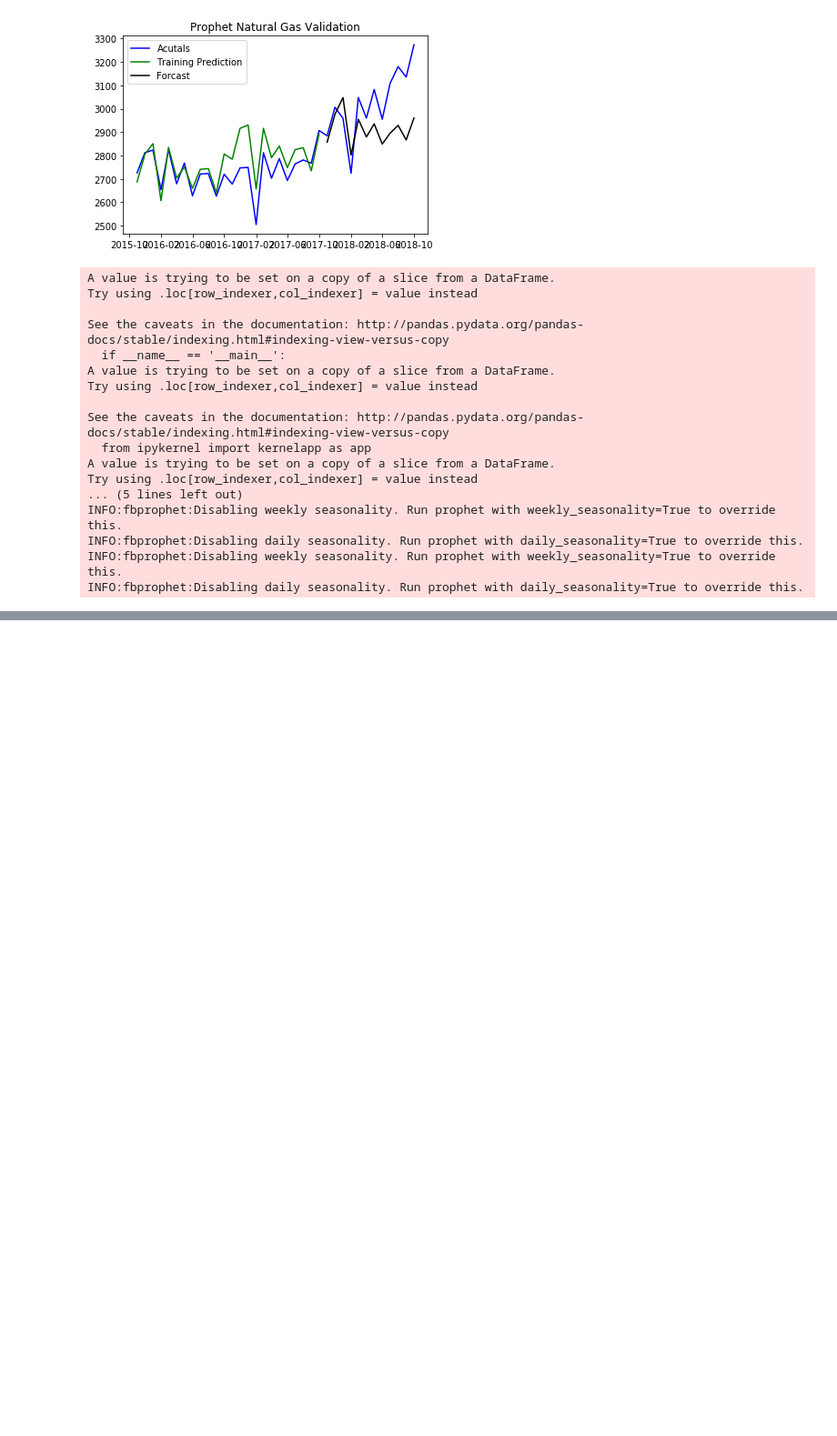
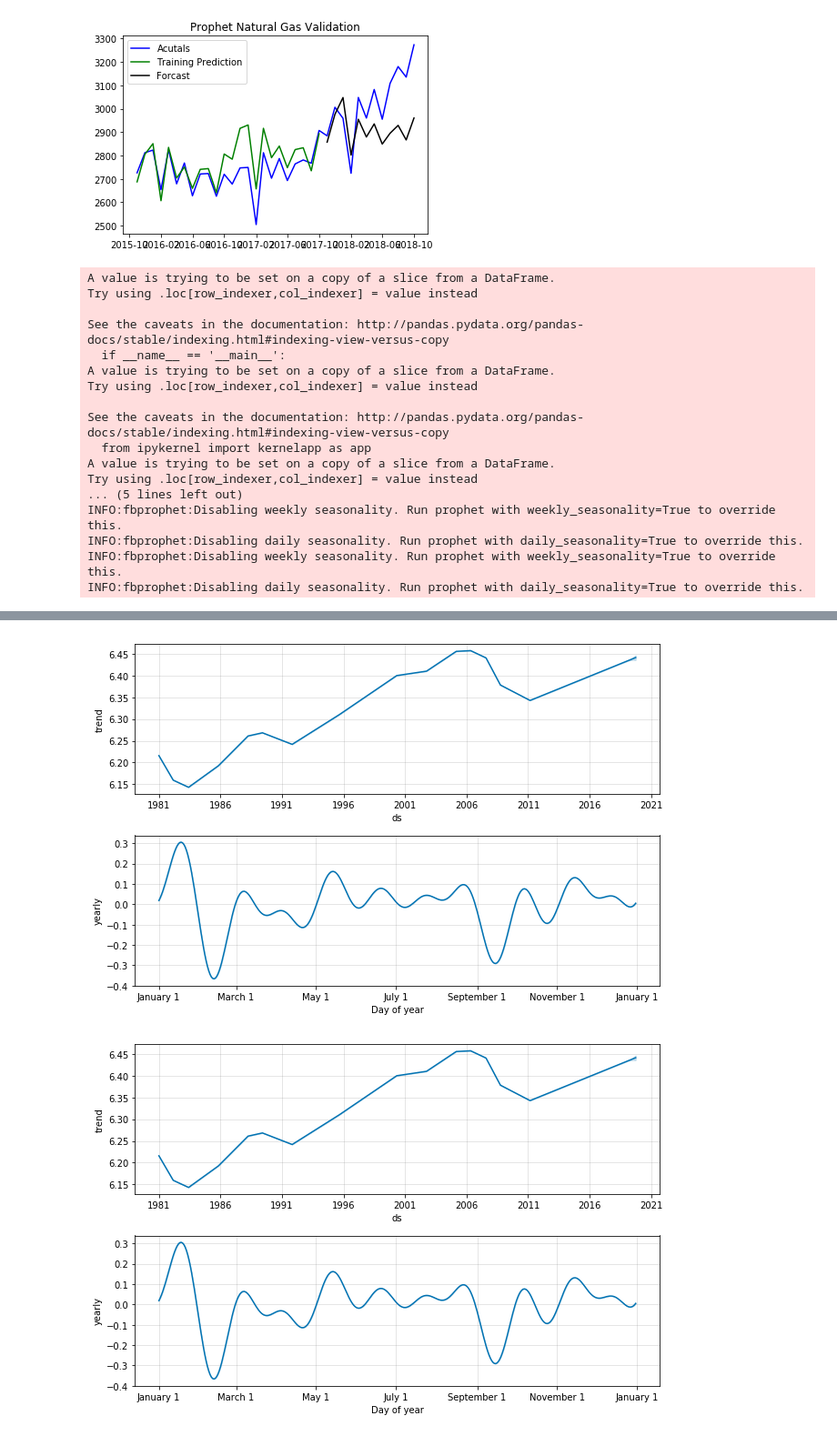
Before and after one commit to Thomas-Brennan-FHR/Prophet, a Jupyter notebook: Prophet/Prophet.ipynb, the cells around one changed output, grey strips where cells are left out. Shown at 91% size. Drawn from its saved outputs; the diff is of its cells as text; code cells hidden in the pictures; blank space fills up the shorter version.

```diff
--- a/Prophet/Prophet.ipynb
+++ b/Prophet/Prophet.ipynb
@@ -196,0 +202,5 @@ forcasts.to_csv('Prophet_Forcasts.csv')
+# %%
+petroleum_model.plot_components(petroleum_forcast)
+# %% [output]
+[figure, added]
+[figure, added]
```
Also changed, not shown: parts of 1 cell of this notebook.
